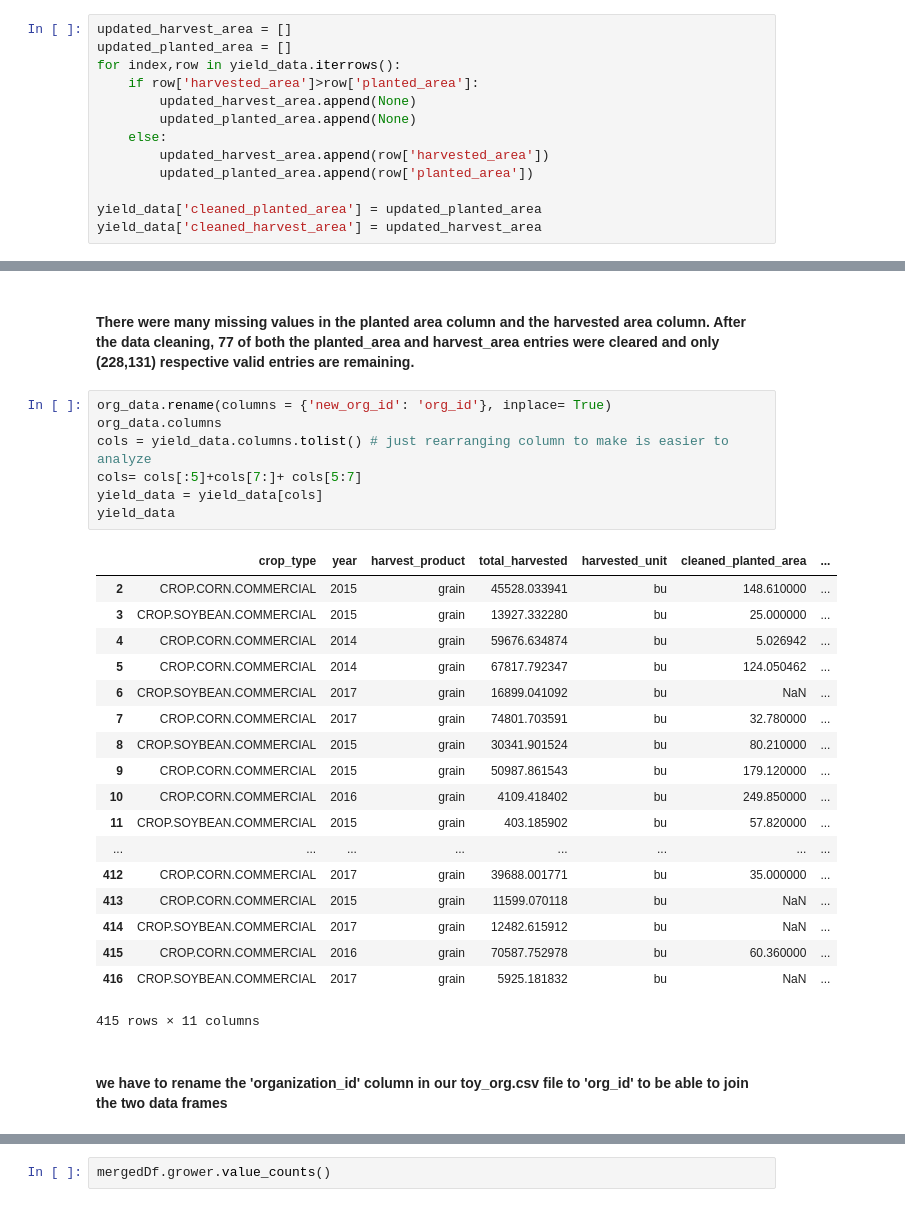
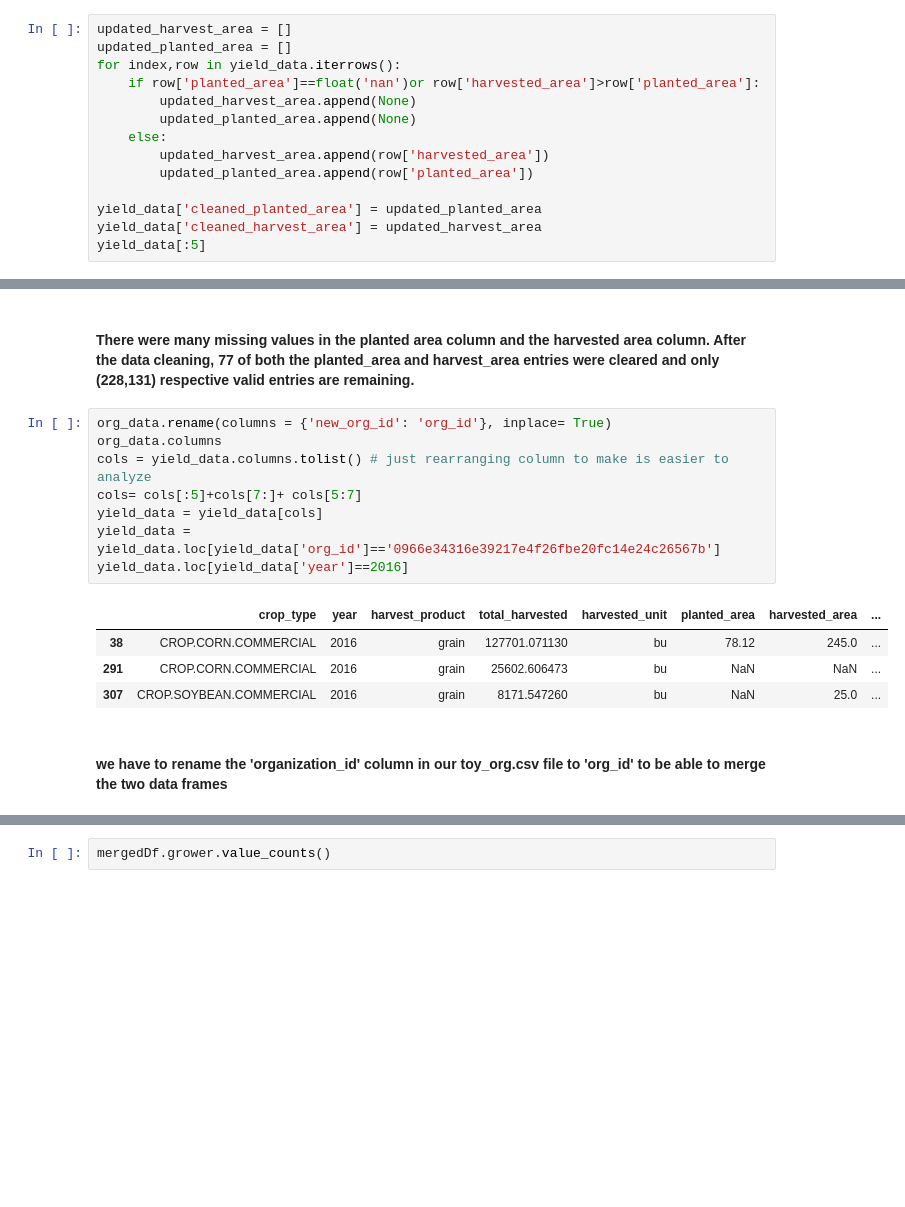
Before and after one commit to zackseyun/Granular_Data_Analysis, a Jupyter notebook: Granular Farm Data Technical Challenge.ipynb, the cells around one changed output, grey strips where cells are left out. Drawn from its saved outputs; the diff is of its cells as text; blank space fills up the shorter version.

```diff
--- a/Granular Farm Data Technical Challenge.ipynb
+++ b/Granular Farm Data Technical Challenge.ipynb
@@ -20,7 +20,7 @@ yield_data.head()
 updated_harvest_area = []
 updated_planted_area = []
 for index,row in yield_data.iterrows():
-    if row['harvested_area']>row['planted_area']:
+    if row['planted_area']==float('nan')or row['harvested_area']>row['planted_area']:
         updated_harvest_area.append(None)
         updated_planted_area.append(None)
     else:
@@ -29,3 +29,4 @@ for index,row in yield_data.iterrows():
 
 yield_data['cleaned_planted_area'] = updated_planted_area
 yield_data['cleaned_harvest_area'] = updated_harvest_area
+yield_data[:5]
@@ -55,28 +61,15 @@ memory usage: 35.7+ KB
 # %%
 org_data.rename(columns = {'new_org_id': 'org_id'}, inplace= True)
 org_data.columns
 cols = yield_data.columns.tolist() # just rearranging column to make is easier to analyze
 cols= cols[:5]+cols[7:]+ cols[5:7]
 yield_data = yield_data[cols]
-yield_data
+yield_data = yield_data.loc[yield_data['org_id']=='0966e34316e39217e4f26fbe20fc14e24c26567b']
+yield_data.loc[yield_data['year']==2016]
 # %% [output]
-|  | crop_type | year | harvest_product | total_harvested | harvested_unit | cleaned_planted_area | ... |
-| 2 | CROP.CORN.COMMERCIAL | 2015 | grain | 45528.033941 | bu | 148.610000 | ... |
-| 3 | CROP.SOYBEAN.COMMERCIAL | 2015 | grain | 13927.332280 | bu | 25.000000 | ... |
-| 4 | CROP.CORN.COMMERCIAL | 2014 | grain | 59676.634874 | bu | 5.026942 | ... |
-| 5 | CROP.CORN.COMMERCIAL | 2014 | grain | 67817.792347 | bu | 124.050462 | ... |
-| 6 | CROP.SOYBEAN.COMMERCIAL | 2017 | grain | 16899.041092 | bu | NaN | ... |
-| 7 | CROP.CORN.COMMERCIAL | 2017 | grain | 74801.703591 | bu | 32.780000 | ... |
-| 8 | CROP.SOYBEAN.COMMERCIAL | 2015 | grain | 30341.901524 | bu | 80.210000 | ... |
-| 9 | CROP.CORN.COMMERCIAL | 2015 | grain | 50987.861543 | bu | 179.120000 | ... |
-| 10 | CROP.CORN.COMMERCIAL | 2016 | grain | 4109.418402 | bu | 249.850000 | ... |
-| 11 | CROP.SOYBEAN.COMMERCIAL | 2015 | grain | 403.185902 | bu | 57.820000 | ... |
-| ... | ... | ... | ... | ... | ... | ... | ... |
-| 412 | CROP.CORN.COMMERCIAL | 2017 | grain | 39688.001771 | bu | 35.000000 | ... |
-| 413 | CROP.CORN.COMMERCIAL | 2015 | grain | 11599.070118 | bu | NaN | ... |
-| 414 | CROP.SOYBEAN.COMMERCIAL | 2017 | grain | 12482.615912 | bu | NaN | ... |
-| 415 | CROP.CORN.COMMERCIAL | 2016 | grain | 70587.752978 | bu | 60.360000 | ... |
-| 416 | CROP.SOYBEAN.COMMERCIAL | 2017 | grain | 5925.181832 | bu | NaN | ... |
+|  | crop_type | year | harvest_product | total_harvested | harvested_unit | planted_area | harvested_area | ... |
+| 38 | CROP.CORN.COMMERCIAL | 2016 | grain | 127701.071130 | bu | 78.12 | 245.0 | ... |
+| 291 | CROP.CORN.COMMERCIAL | 2016 | grain | 25602.606473 | bu | NaN | NaN | ... |
+| 307 | CROP.SOYBEAN.COMMERCIAL | 2016 | grain | 8171.547260 | bu | NaN | 25.0 | ... |
-415 rows × 11 columns
 # %% [markdown]
-#### we have to rename the 'organization_id' column in our toy_org.csv file to 'org_id' to be able to join the two data frames
+#### we have to rename the 'organization_id' column in our toy_org.csv file to 'org_id' to be able to merge the two data frames
```
Also changed, not shown: parts of 10 cells of this notebook.
